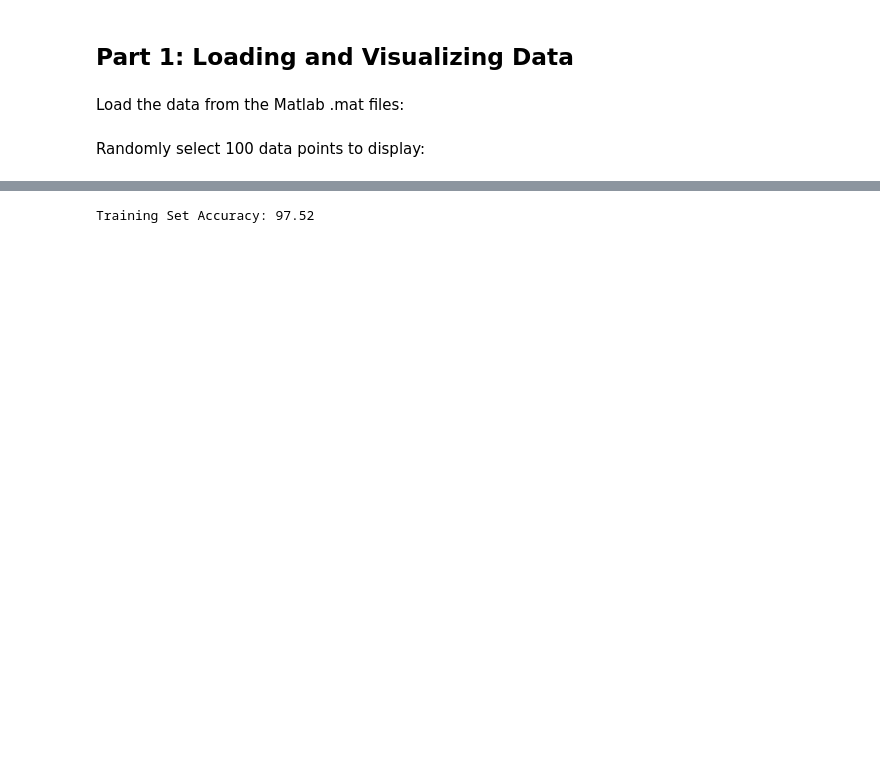
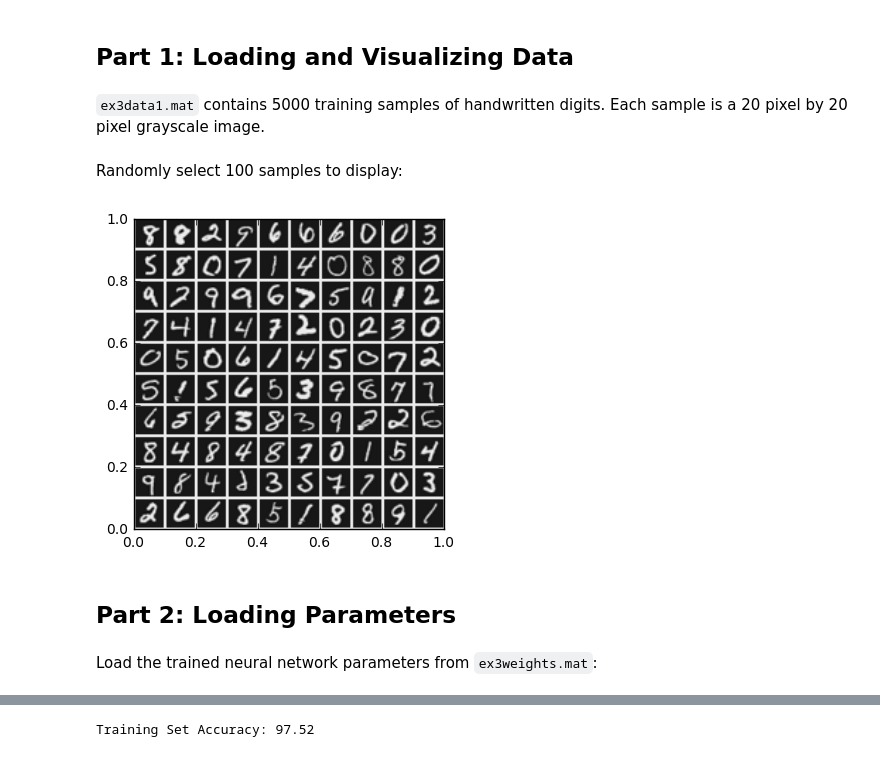
Before and after one commit to nex3z/machine-learning-exercise, a Jupyter notebook: coursera-machine-learning-python/ex3/ex3_nn.ipynb, the cells around one changed output, grey strips where cells are left out. Drawn from its saved outputs; the diff is of its cells as text; code cells hidden in the pictures; blank space fills up the shorter version.

```diff
--- a/coursera-machine-learning-python/ex3/ex3_nn.ipynb
+++ b/coursera-machine-learning-python/ex3/ex3_nn.ipynb
@@ -12,3 +12,5 @@ hidden_layer_size = 25  # 25 hidden units
 num_labels = 10         # 10 labels, from 1 to 10 (note that we have mapped "0" to label 10)
 # %% [markdown]
 ## Part 1: Loading and Visualizing Data
+# %% [markdown]
+`ex3data1.mat` contains 5000 training samples of handwritten digits. Each sample is a 20 pixel by 20 pixel grayscale image.
@@ -15,2 +26,19 @@ num_labels = 10         # 10 labels, from 1 to 10 (note that we have mapped "0"
+# %% [markdown]
+Randomly select 100 samples to display:
+# %%
+import matplotlib.pyplot as plt
+
+from display_data import display_data
+
+
+rand_indices = np.random.permutation(m)
+sel = X[rand_indices[0:100], :]
+plt.figure()
+display_data(sel, padding=1)
+plt.show()
+# %% [output]
+[figure, added]
+# %% [markdown]
+## Part 2: Loading Parameters
 # %% [markdown]
-Load the data from the Matlab .mat files:
+Load the trained neural network parameters from `ex3weights.mat`:
@@ -26,2 +44,0 @@ m, n = x.shape
-# %% [markdown]
-Randomly select 100 data points to display:
```
Also changed, not shown: parts of 20 cells of this notebook, 4 other files.
